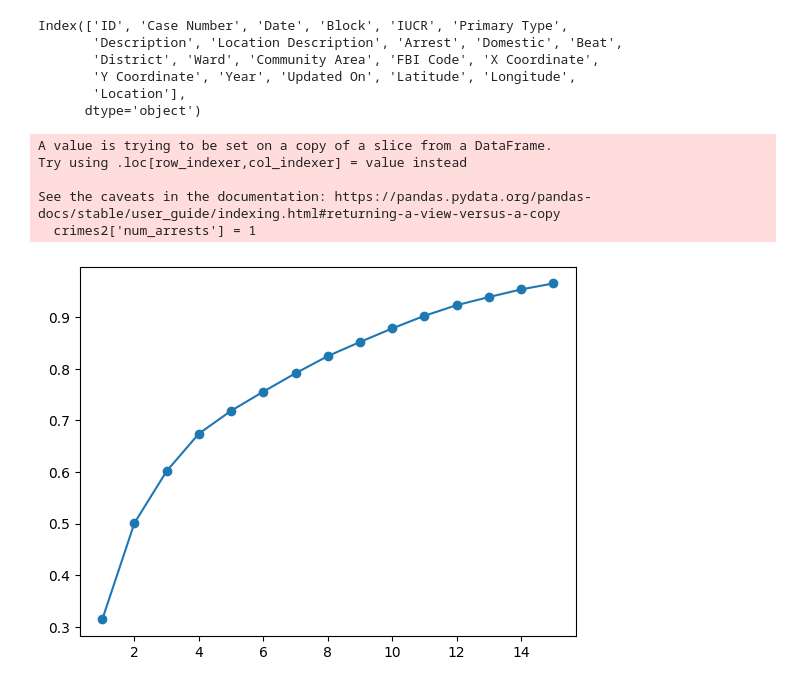
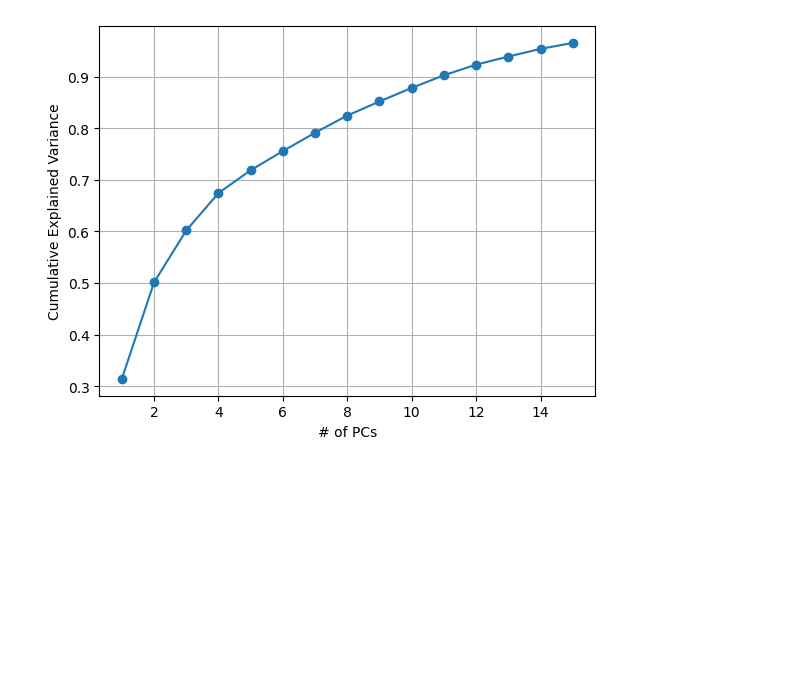
Before and after one commit to ZayneHMaughan/Case_StudyBYU, a Jupyter notebook: tbl_merge.ipynb, the cells around one changed output. Cells and saved outputs as stored; diff of their text form; code cells hidden in the pictures; blank space fills up the shorter version.

```diff
--- a/tbl_merge.ipynb
+++ b/tbl_merge.ipynb
@@ -10,26 +10,6 @@ from sklearn.preprocessing import StandardScaler, OneHotEncoder
 from sklearn.compose import ColumnTransformer
 from sklearn.pipeline import Pipeline
 import holidays
-# %%
-crimes = pd.read_csv('../Crimes.csv')
-crimes.columns
-# %% [output]
-Index(['ID', 'Case Number', 'Date', 'Block', 'IUCR', 'Primary Type',
-       'Description', 'Location Description', 'Arrest', 'Domestic', 'Beat',
-       'District', 'Ward', 'Community Area', 'FBI Code', 'X Coordinate',
-       'Y Coordinate', 'Year', 'Updated On', 'Latitude', 'Longitude',
-       'Location'],
-      dtype='object')
-# %%
-crimes2 = crimes[['Date', 'Latitude', 'Longitude']]
-crimes2['num_arrests'] = 1
-crimes2.to_csv('../crimes2.csv', index=False)
-# %% [output]
-A value is trying to be set on a copy of a slice from a DataFrame.
-Try using .loc[row_indexer,col_indexer] = value instead
-
-See the caveats in the documentation: https://pandas.pydata.org/pandas-docs/stable/user_guide/indexing.html#returning-a-view-versus-a-copy
-  crimes2['num_arrests'] = 1
 # %%
 crimes = pd.read_csv('../Crimes.csv')
 moon = pd.read_csv('../full_moon.csv')
@@ -98,6 +78,9 @@ pcs = wp.fit_transform(w_train)
 e_var = wp.named_steps['pca'].explained_variance_ratio_
 e_var = np.cumsum(e_var)
 plt.plot(np.arange(1, len(e_var)+1), e_var, marker='o', linestyle='-')
+plt.grid(visible=True)
+plt.xlabel('# of PCs')
+plt.ylabel('Cumulative Explained Variance')
 plt.show()
 pc_keep = 10
 valuable_pcs = [sub_arr[:pc_keep] for sub_arr in pcs]
@@ -165,34 +148,34 @@ day_data = full.drop(columns=['Block',
                      'Location Description',
                      'Domestic',
                      'Beat',
                      'District',
                      'Ward',
                      'Community Area',
                      'FBI Code',
                      'X Coordinate',
                      'Y Coordinate',
                      'Year',
                      'Latitude',
                      'Longitude']).sort_values(by='ds')
 day_data['num_crimes'] = 1
 
 def percentage(x):
     return sum(x) / len(x)
 
 day_data = day_data.groupby(by='ds').agg({
     'holiday': 'max',
     'moon': 'max',
     'Arrest': percentage,
     'num_crimes': 'sum',
     'Day of Week': 'first'
 })
 day_data = day_data.reset_index()
 day_data['moon'] = day_data['moon'].fillna(0)
 day_data = day_data.rename(columns={'ds': 'date', 'Arrest': 'arrest', 'Day of Week': 'wd'})
 day_data = pd.merge(day_data, weather_r, left_on='date', right_on='ds', how='left').drop(columns=['ds'])
 day_data.head()
 # %% [output]
-[figure, old version]
+[figure, new version]
 |  | date | holiday | moon | arrest | num_crimes | wd | wPC1 | wPC2 | wPC3 | wPC4 | wPC5 | ... |
 | 0 | 2010-01-01 | New Year's Day | 0.0 | 0.216216 | 74 | Friday | 5.288267 | -3.436754 | -1.934383 | -1.600636 | -0.696136 | ... |
 | 1 | 2010-01-02 | NaN | 0.0 | 0.431373 | 51 | Saturday | 5.641923 | -3.922099 | -1.749891 | 0.514432 | -0.514421 | ... |
```
Also changed, not shown: 1 other file.
